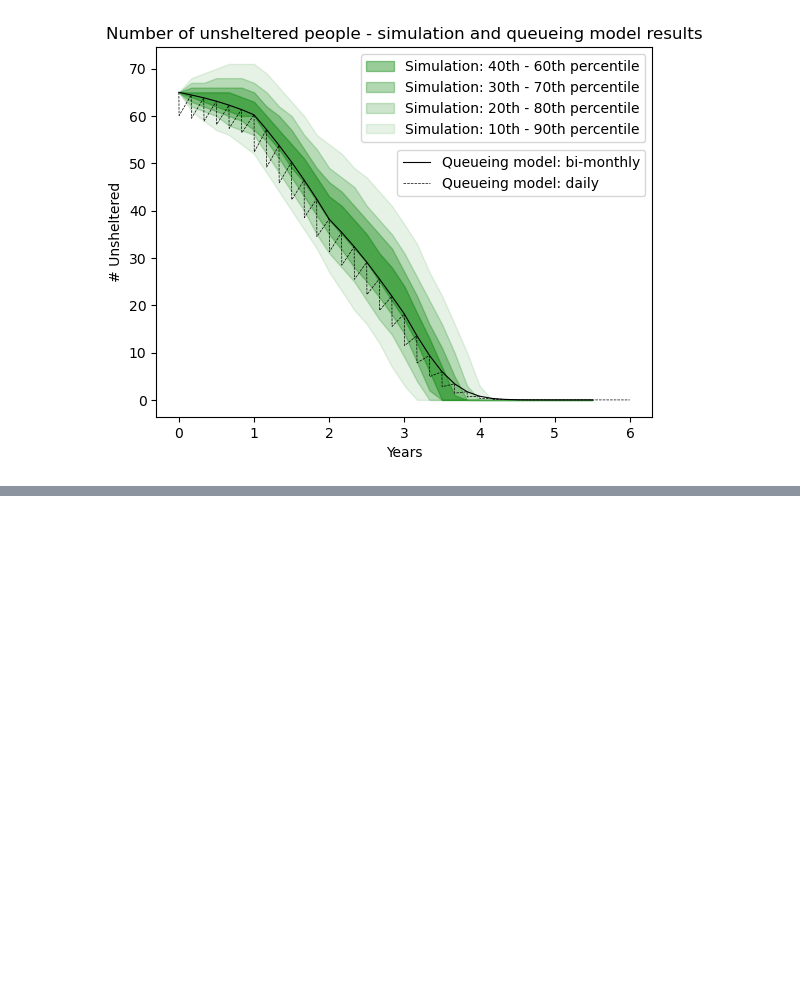
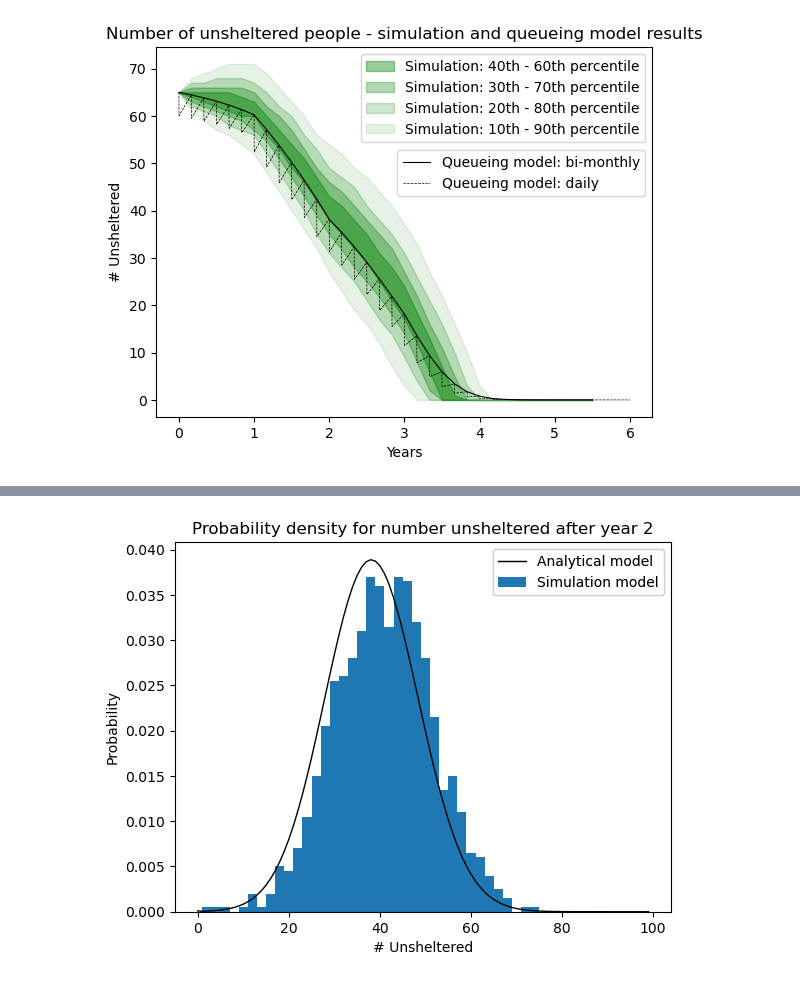
Before and after one commit to grahamburgess3/homeless_services, a Jupyter notebook: test_queueing_model.ipynb, the cells around one changed output, grey strips where cells are left out. Drawn from its saved outputs; the diff is of its cells as text; code cells hidden in the pictures; blank space fills up the shorter version.

```diff
--- a/test_queueing_model.ipynb
+++ b/test_queueing_model.ipynb
@@ -256,0 +265,4 @@ fig, ax = qm.create_fanchart(data_sim, data_q, q)
+# %%
+fig, ax = qm.create_chart_prob_dists(data_sim,q,t=2,binwidth=2)
+# %% [output]
+[figure, added]
```
Also changed, not shown: parts of 5 cells of this notebook, 1 other file.
